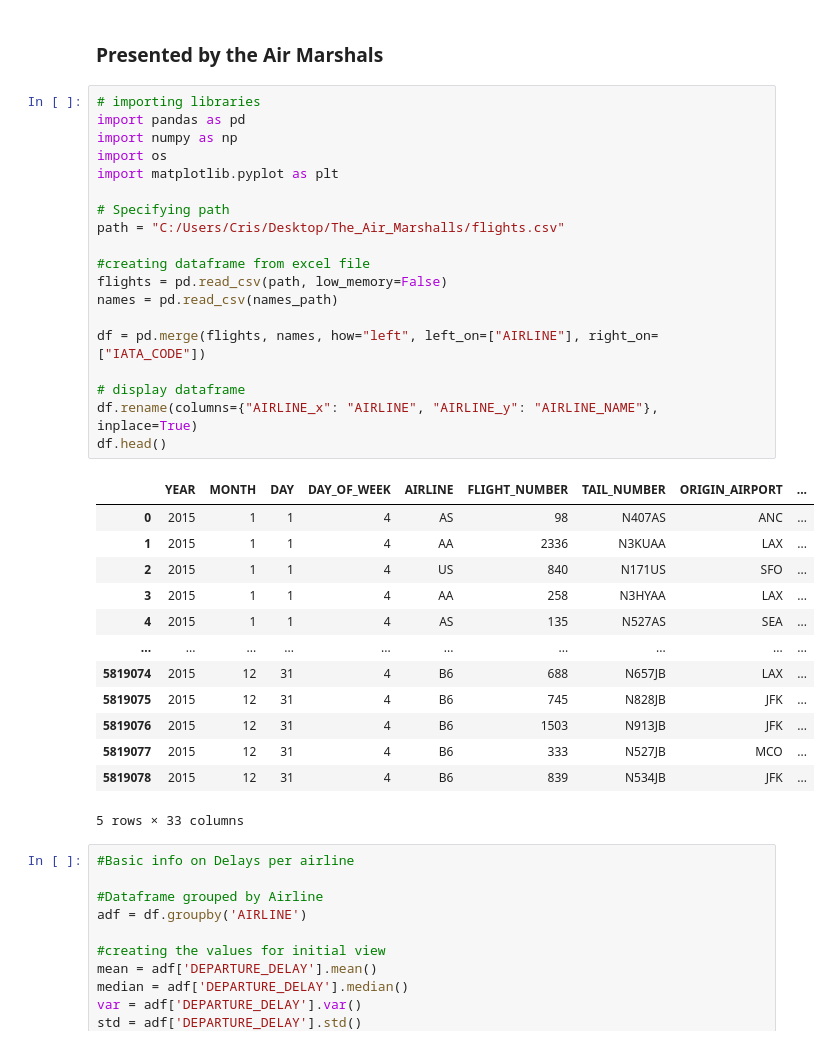
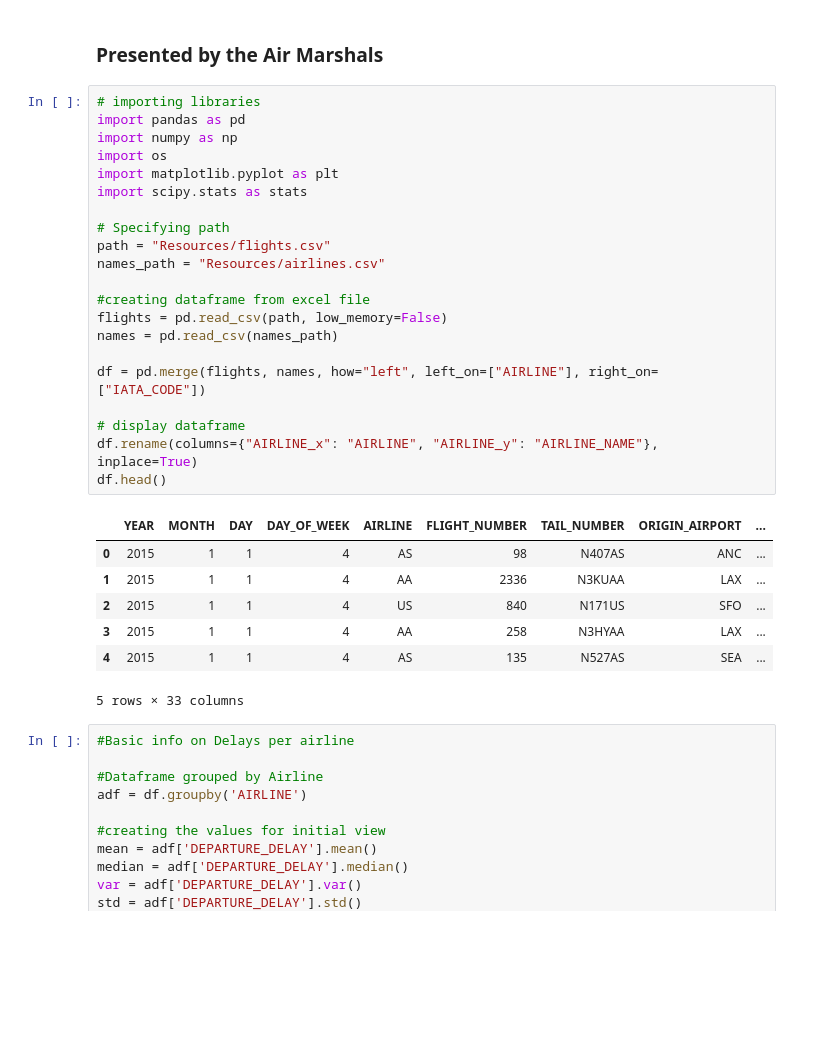
Before and after one commit to Chadi272/The_Air_Marshalls, a Jupyter notebook: Flight Delays.ipynb, the cells around one changed output. Saved outputs shown, nothing was run; the diff lists cells and outputs as text; blank space fills up the shorter version.

```diff
--- a/Flight Delays.ipynb
+++ b/Flight Delays.ipynb
@@ -5,35 +5,31 @@
 # %%
 # importing libraries
 import pandas as pd
 import numpy as np
 import os
 import matplotlib.pyplot as plt
+import scipy.stats as stats
 
 # Specifying path
-path = "C:/Users/Cris/Desktop/The_Air_Marshalls/flights.csv"
+path = "Resources/flights.csv"
+names_path = "Resources/airlines.csv"
 
 #creating dataframe from excel file
 flights = pd.read_csv(path, low_memory=False)
 names = pd.read_csv(names_path)
 
 df = pd.merge(flights, names, how="left", left_on=["AIRLINE"], right_on=["IATA_CODE"])
 
 # display dataframe
 df.rename(columns={"AIRLINE_x": "AIRLINE", "AIRLINE_y": "AIRLINE_NAME"}, inplace=True)
 df.head()
 # %% [output]
 |  | YEAR | MONTH | DAY | DAY_OF_WEEK | AIRLINE | FLIGHT_NUMBER | TAIL_NUMBER | ORIGIN_AIRPORT | ... |
 | 0 | 2015 | 1 | 1 | 4 | AS | 98 | N407AS | ANC | ... |
 | 1 | 2015 | 1 | 1 | 4 | AA | 2336 | N3KUAA | LAX | ... |
 | 2 | 2015 | 1 | 1 | 4 | US | 840 | N171US | SFO | ... |
 | 3 | 2015 | 1 | 1 | 4 | AA | 258 | N3HYAA | LAX | ... |
 | 4 | 2015 | 1 | 1 | 4 | AS | 135 | N527AS | SEA | ... |
-| ... | ... | ... | ... | ... | ... | ... | ... | ... | ... |
-| 5819074 | 2015 | 12 | 31 | 4 | B6 | 688 | N657JB | LAX | ... |
-| 5819075 | 2015 | 12 | 31 | 4 | B6 | 745 | N828JB | JFK | ... |
-| 5819076 | 2015 | 12 | 31 | 4 | B6 | 1503 | N913JB | JFK | ... |
-| 5819077 | 2015 | 12 | 31 | 4 | B6 | 333 | N527JB | MCO | ... |
-| 5819078 | 2015 | 12 | 31 | 4 | B6 | 839 | N534JB | JFK | ... |
 5 rows × 33 columns
 # %%
 #Basic info on Delays per airline
```
Also changed, not shown: parts of 9 cells of this notebook.
